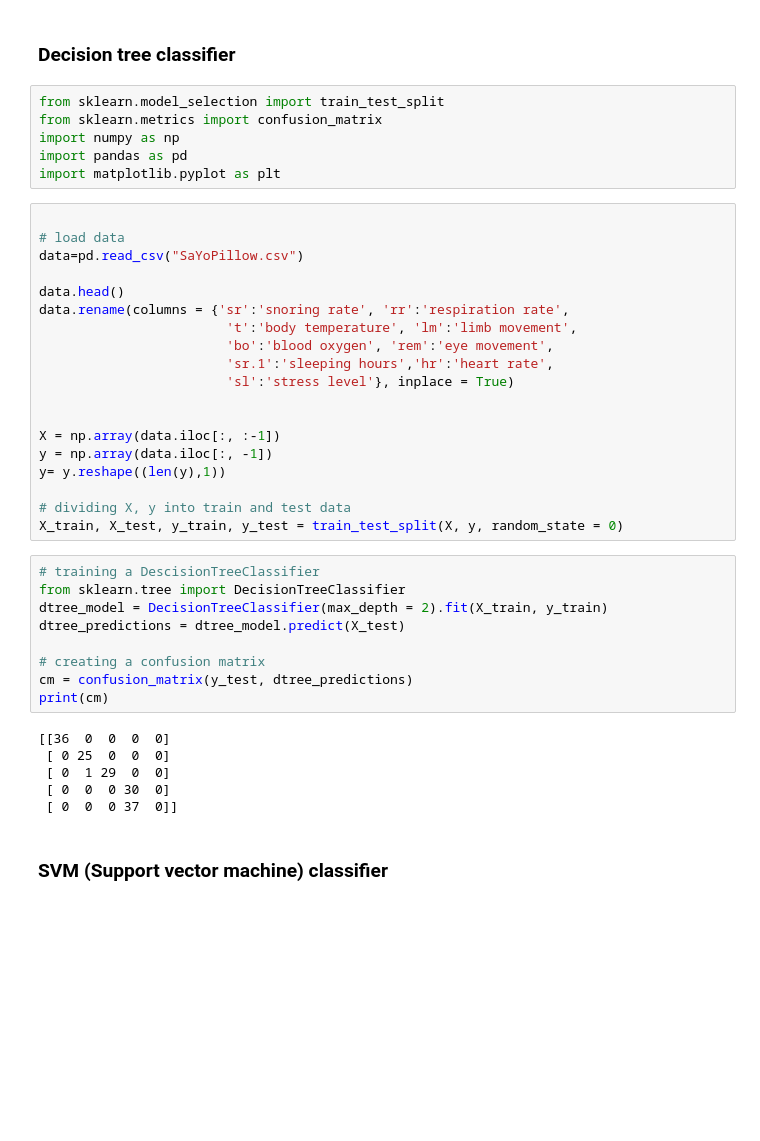
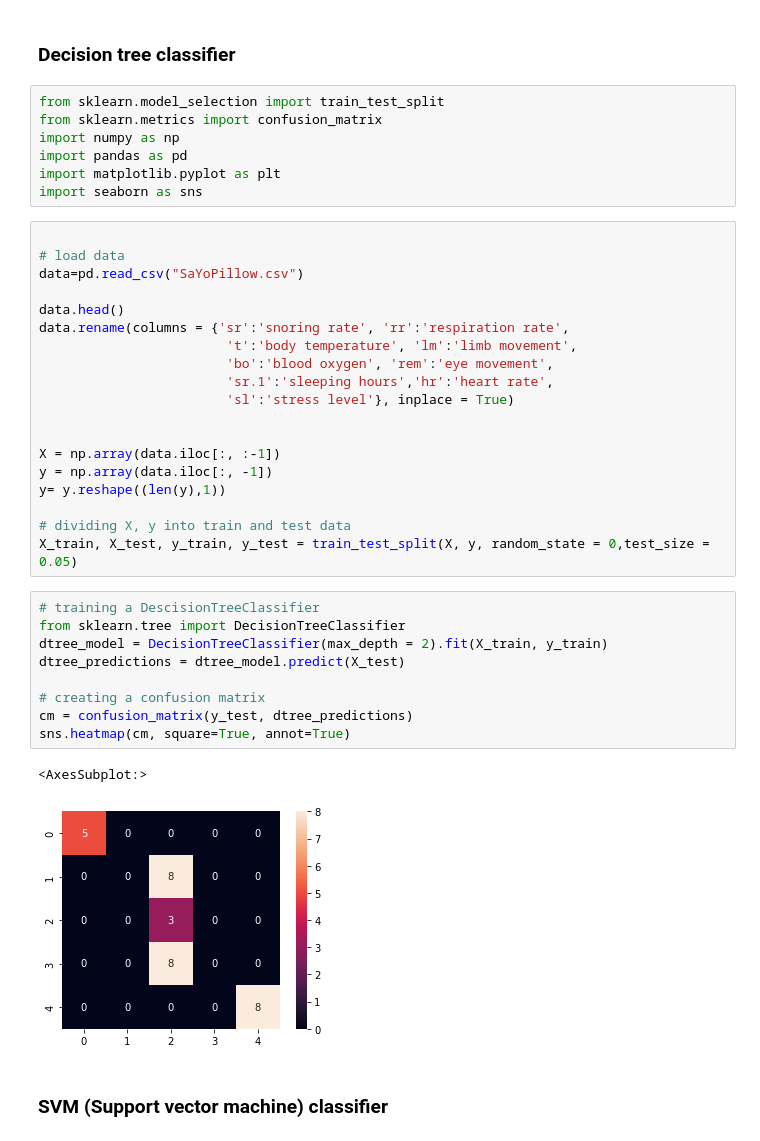
Before and after one commit to SrPhoenix/TAA_project1, a Jupyter notebook: project_v2.ipynb, the cells around one changed output. Drawn from its saved outputs; the diff is of its cells as text; blank space fills up the shorter version.

```diff
--- a/project_v2.ipynb
+++ b/project_v2.ipynb
@@ -6,6 +6,7 @@ from sklearn.metrics import confusion_matrix
 import numpy as np
 import pandas as pd
 import matplotlib.pyplot as plt
+import seaborn as sns
 # %%
 
 # load data
@@ -24,22 +25,19 @@ y = np.array(data.iloc[:, -1])
 y= y.reshape((len(y),1))
 
 # dividing X, y into train and test data
-X_train, X_test, y_train, y_test = train_test_split(X, y, random_state = 0)
+X_train, X_test, y_train, y_test = train_test_split(X, y, random_state = 0,test_size = 0.05)
 # %%
 # training a DescisionTreeClassifier
 from sklearn.tree import DecisionTreeClassifier
 dtree_model = DecisionTreeClassifier(max_depth = 2).fit(X_train, y_train)
 dtree_predictions = dtree_model.predict(X_test)
 
 # creating a confusion matrix
 cm = confusion_matrix(y_test, dtree_predictions)
-print(cm)
+sns.heatmap(cm, square=True, annot=True)
 # %% [output]
-[[36  0  0  0  0]
- [ 0 25  0  0  0]
- [ 0  1 29  0  0]
- [ 0  0  0 30  0]
- [ 0  0  0 37  0]]
+<AxesSubplot:>
+[figure, added]
 # %% [markdown]
 ### SVM (Support vector machine) classifier
 # %%
```
Also changed, not shown: parts of 5 cells of this notebook.
